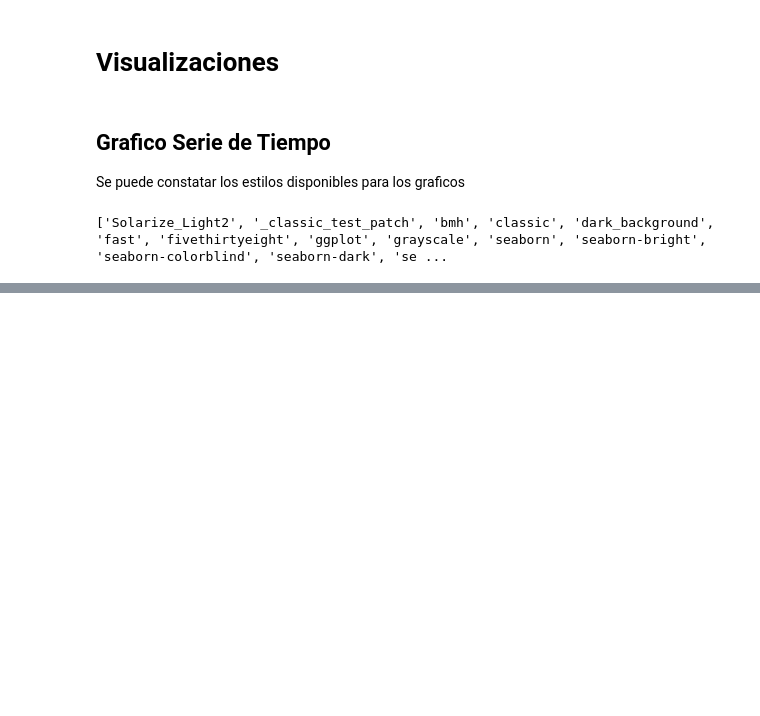
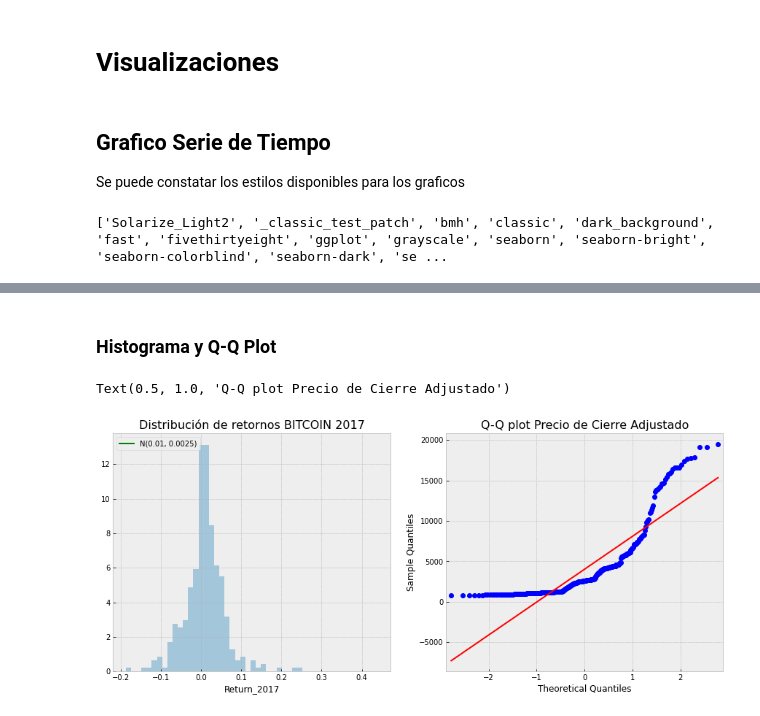
Before and after one commit to cristiandarioortegayubro/Google-Colaboratory-en-Ciencias-Economicas, a Jupyter notebook: Analisis_exploratorio_de_datos.ipynb, the cells around one changed output, grey strips where cells are left out. Drawn from its saved outputs; the diff is of its cells as text; code cells hidden in the pictures; blank space fills up the shorter version.

```diff
--- a/Analisis_exploratorio_de_datos.ipynb
+++ b/Analisis_exploratorio_de_datos.ipynb
@@ -267,15 +269,19 @@ Name: Adj_Close_2019, dtype: float64
 # %%
-rango2017 = BITCOIN2017.Return.max() - BITCOIN2017.Return.min()
-rango2018 = BITCOIN2018.Return.max() - BITCOIN2018.Return.min()
-rango2019 = BITCOIN2019.Return.max() - BITCOIN2019.Return.min()
+rango2017 = BITCOIN2017.Return_2017.max() - BITCOIN2017.Return_2017.min()
+rango2018 = BITCOIN2018.Return_2018.max() - BITCOIN2018.Return_2018.min()
+rango2019 = BITCOIN2019.Return_2019.max() - BITCOIN2019.Return_2019.min()
 # %%
-media2017 = BITCOIN2017.Return.mean()
-media2018 = BITCOIN2018.Return.mean()
-media2019 = BITCOIN2019.Return.mean()
+media2017 = BITCOIN2017.Return_2017.mean()
+media2018 = BITCOIN2018.Return_2018.mean()
+media2019 = BITCOIN2019.Return_2019.mean()
 # %%
-desviacion2017 = BITCOIN2017.Return.std()
-desviacion2018 = BITCOIN2018.Return.std()
-desviacion2019 = BITCOIN2019.Return.std()
+desviacion2017 = BITCOIN2017.Return_2017.std()
+desviacion2018 = BITCOIN2018.Return_2018.std()
+desviacion2019 = BITCOIN2019.Return_2019.std()
+# %%
+norm_pdf2017 = scs.norm.pdf(rango2017, loc=media2017, scale=desviacion2017)
+norm_pdf2018 = scs.norm.pdf(rango2018, loc=media2018, scale=desviacion2018)
+norm_pdf2019 = scs.norm.pdf(rango2019, loc=media2019, scale=desviacion2019)
 # %% [markdown]
 # Visualizaciones
 # %% [markdown]
@@ -305,0 +315,18 @@ ax[3].set(ylabel='Retorno 2019')
+# %% [markdown]
+### Histograma y Q-Q Plot
+# %%
+plot.style.use('bmh')
+fig, ax = plot.subplots(1, 2, figsize=(15, 6))
+
+# Histograma 2017
+sns.distplot(BITCOIN2017.Return_2017, kde=False, norm_hist=True, ax=ax[0])
+ax[0].set_title('Distribución de retornos BITCOIN 2017', fontsize=16)
+ax[0].plot(rango2017, norm_pdf2017, 'g', lw=2, label=f'N({media2017:.2f}, {desviacion2017**2:.4f})')
+ax[0].legend(loc='upper left');
+
+# Q-Q plot 2017
+qq = sm.qqplot(BITCOIN2017.Adj_Close_2017.values, line='s', ax=ax[1])
+ax[1].set_title('Q-Q plot Precio de Cierre Adjustado', fontsize = 16)
+# %% [output]
+Text(0.5, 1.0, 'Q-Q plot Precio de Cierre Adjustado')
+[figure, added]
```
Also changed, not shown: parts of 9 cells of this notebook.
